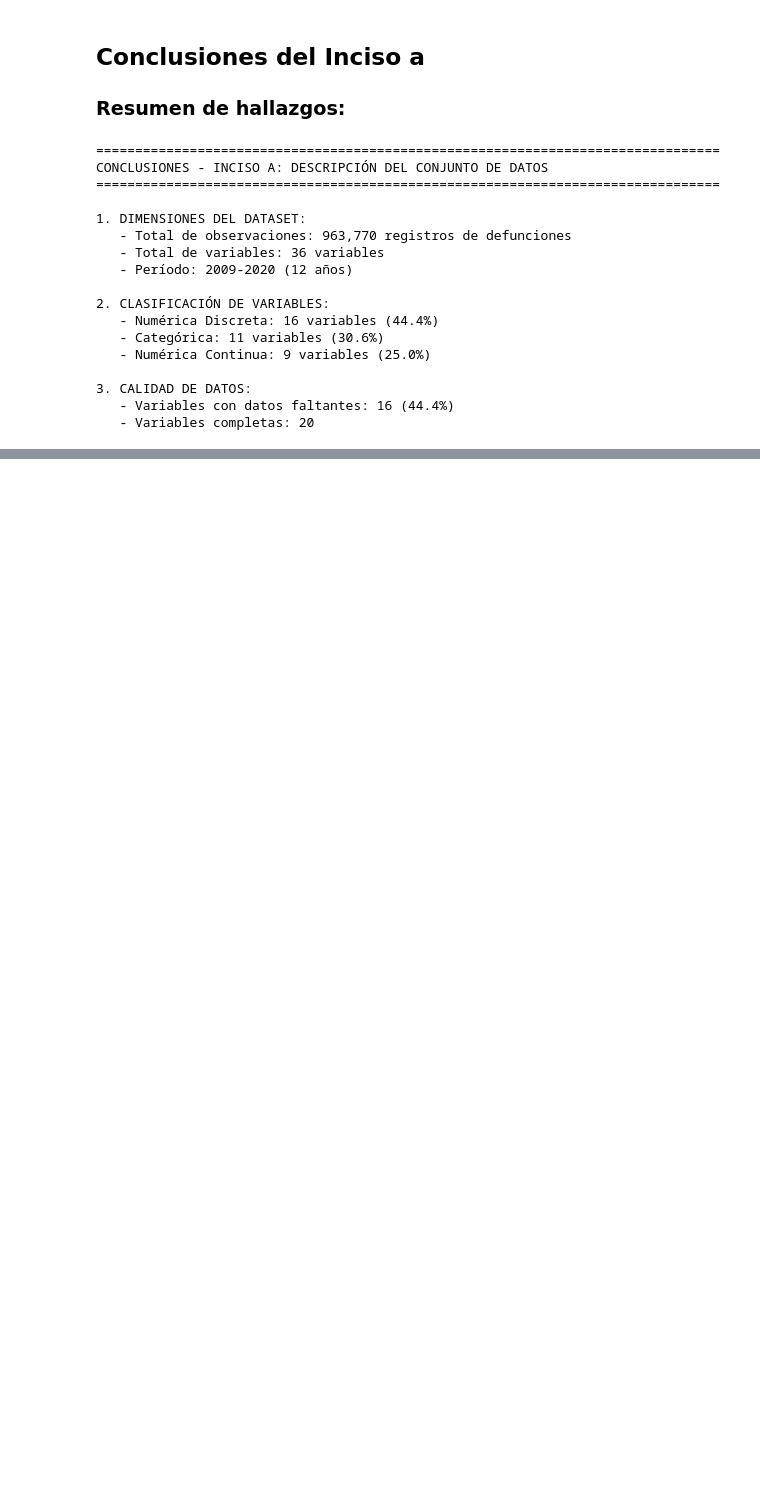
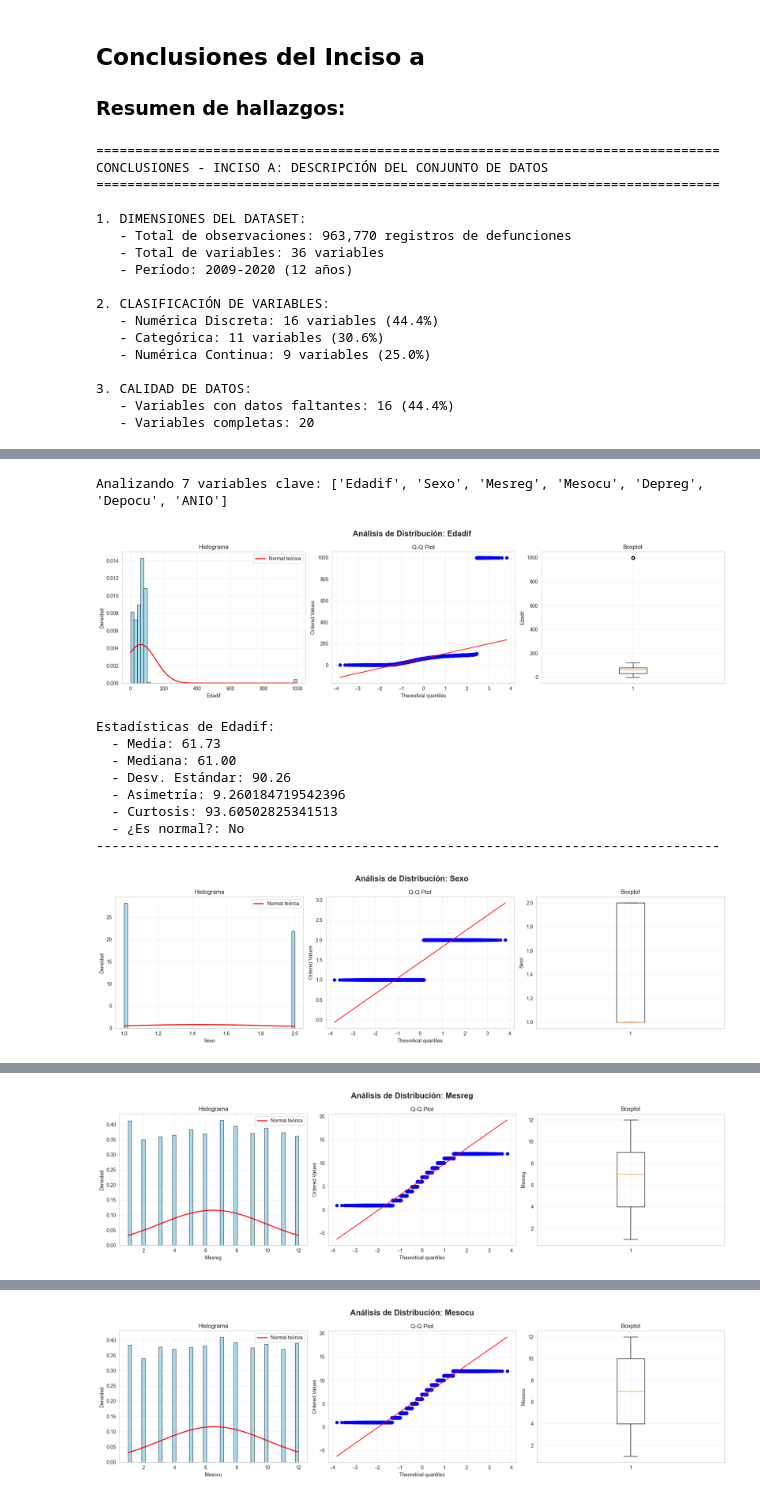
Before and after one commit to FerAHMz/proy1-md, a Jupyter notebook: data-ananlist-defunciones/analisis_defunciones.ipynb, the cells around one changed output, grey strips where cells are left out. Drawn from its saved outputs; the diff is of its cells as text; code cells hidden in the pictures; blank space fills up the shorter version.

```diff
--- a/data-ananlist-defunciones/analisis_defunciones.ipynb
+++ b/data-ananlist-defunciones/analisis_defunciones.ipynb
@@ -520,0 +537,9 @@ CONCLUSIONES - INCISO A: DESCRIPCIÓN DEL CONJUNTO DE DATOS
+# %%
+# Separar variables numéricas y categóricas
+variables_numericas = df_unificado.select_dtypes(include=['int64', 'float64']).columns.tolist()
+variables_categoricas = df_unificado.select_dtypes(include=['object']).columns.tolist()
+
+print(f"Variables Numéricas ({len(variables_numericas)}):")
+print(variables_numericas)
+print(f"\nVariables Categóricas ({len(variables_categoricas)}):")
+print(variables_categoricas)
@@ -520,0 +722,69 @@ CONCLUSIONES - INCISO A: DESCRIPCIÓN DEL CONJUNTO DE DATOS
+# %%
+# Seleccionar variables clave para visualización detallada
+variables_clave = ['Edadif', 'Sexo', 'Mesreg', 'Mesocu', 'Depreg', 'Depocu', 'ANIO']
+
+# Filtrar solo las que existen en el dataset
+variables_clave = [v for v in variables_clave if v in df_unificado.columns]
+
+print(f"Analizando {len(variables_clave)} variables clave: {variables_clave}\n")
+
+# Crear subplots para cada variable clave
+for variable in variables_clave:
+    datos = df_unificado[variable].dropna()
+
+    if len(datos) == 0:
+        continue
+
+    fig, axes = plt.subplots(1, 3, figsize=(18, 5))
+    fig.suptitle(f'Análisis de Distribución: {variable}', fontsize=16, fontweight='bold')
+
+    # 1. Histograma con curva de densidad
+    axes[0].hist(datos, bins=50, density=True, alpha=0.7, color='skyblue', edgecolor='black')
+    axes[0].set_xlabel(variable)
+    axes[0].set_ylabel('Densidad')
+    axes[0].set_title('Histograma')
+    axes[0].grid(alpha=0.3)
+
+    # Añadir curva normal teórica
+    mu, sigma = datos.mean(), datos.std()
+    x = np.linspace(datos.min(), datos.max(), 100)
+    axes[0].plot(x, stats.norm.pdf(x, mu, sigma), 'r-', linewidth=2, label='Normal teórica')
+    axes[0].legend()
+
+    # 2. Q-Q Plot
+    stats.probplot(datos.sample(min(10000, len(datos)), random_state=42), dist="norm", plot=axes[1])
+    axes[1].set_title('Q-Q Plot')
+    axes[1].grid(alpha=0.3)
+
+    # 3. Boxplot
+    axes[2].boxplot(datos, vert=True)
+    axes[2].set_ylabel(variable)
+    axes[2].set_title('Boxplot')
+    axes[2].grid(alpha=0.3)
+
+    plt.tight_layout()
+    plt.show()
+
+    # Mostrar estadísticas
+    info = df_normalidad[df_normalidad['Variable'] == variable]
+    if not info.empty:
+        print(f"\nEstadísticas de {variable}:")
+        print(f"  - Media: {datos.mean():.2f}")
+        print(f"  - Mediana: {datos.median():.2f}")
+        print(f"  - Desv. Estándar: {datos.std():.2f}")
+        print(f"  - Asimetría: {info['Asimetría'].values[0]}")
+        print(f"  - Curtosis: {info['Curtosis'].values[0]}")
+        print(f"  - ¿Es normal?: {info['Es_Normal'].values[0]}")
+        print("-" * 80)
+# %% [output]
+Analizando 7 variables clave: ['Edadif', 'Sexo', 'Mesreg', 'Mesocu', 'Depreg', 'Depocu', 'ANIO']
+[figure, added]
+Estadísticas de Edadif:
+  - Media: 61.73
+  - Mediana: 61.00
+  - Desv. Estándar: 90.26
+  - Asimetría: 9.260184719542396
+  - Curtosis: 93.60502825341513
+  - ¿Es normal?: No
+--------------------------------------------------------------------------------
+[figure, added]
@@ -520,0 +799 @@ CONCLUSIONES - INCISO A: DESCRIPCIÓN DEL CONJUNTO DE DATOS
+[figure, added]
@@ -520,0 +808 @@ CONCLUSIONES - INCISO A: DESCRIPCIÓN DEL CONJUNTO DE DATOS
+[figure, added]
```
Also changed, not shown: parts of 37 cells of this notebook.
